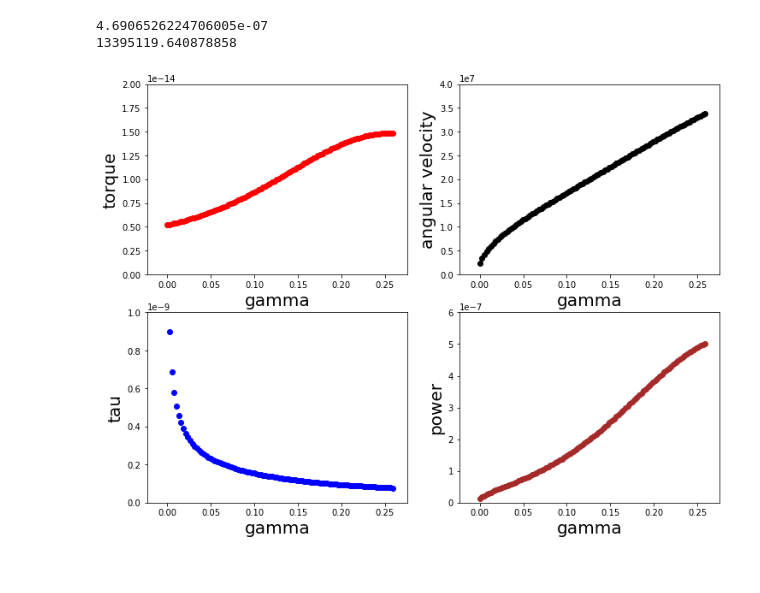
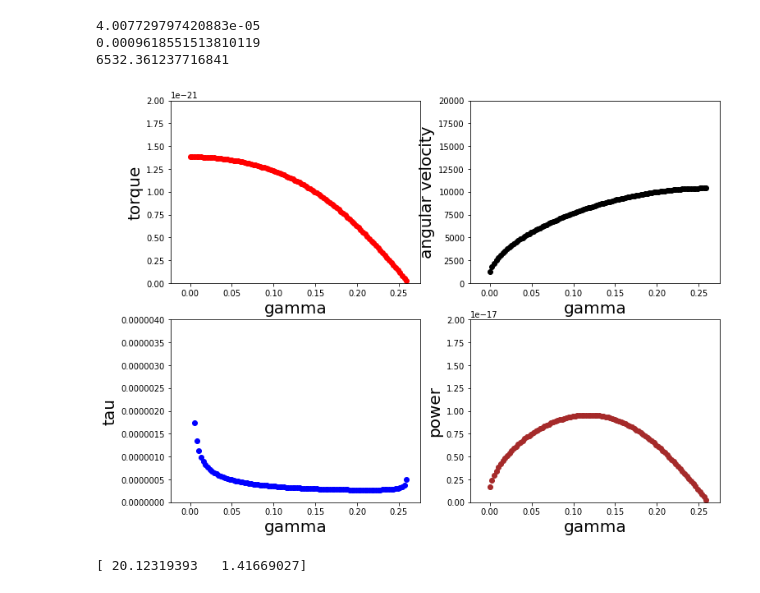
Before and after one commit to Paul-Burdekin/Nano-project, a Jupyter notebook: nanomotor.ipynb, the cells around one changed output. Drawn from its saved outputs; the diff is of its cells as text; code cells hidden in the pictures.

```diff
--- a/nanomotor.ipynb
+++ b/nanomotor.ipynb
@@ -77,7 +79,7 @@ def tangential_component(n, e, R, r0, gamma):
     for i in range(n):
         Q = QDs[i] #dictionary section on ith QD
         ri = math.sqrt(2*R*(R-r0)*(1-math.cos(QDs[i][2]-gamma))+r0**2) #distance between QD and permanent charge
-        F_c += k*PCs[0][3]*Q[3]/(ri**2) #coulomb force between permanent charge and QD
+        F_c = k*PCs[0][3]*Q[3]/(ri**2) #coulomb force between permanent charge and QD
         d = 2*R*math.sin((QDs[i][2]-gamma)/2)
         if (((r0**2)+(ri**2)-(d**2))/(2*r0*ri)) > 1 or (((r0**2)+(ri**2)-(d**2))/(2*r0*ri)) < -1 : #accounts for computational error
             alpha = 0
@@ -85,7 +87,7 @@ def tangential_component(n, e, R, r0, gamma):
             alpha = math.acos(((r0**2)+(ri**2)-(d**2))/(2*r0*ri)) #angle to tangential in which force vector acts
         if i > n/2:
             alpha = -alpha
-        F_t += F_c*math.sin(alpha)
+        F_t += F_c*ri*math.sin(alpha) #??????
     return F_t
 # %%
 def torque (F_t, Rp, p):
@@ -129,45 +131,49 @@ ax1 = fig.add_subplot(221)
 ax2 = fig.add_subplot(222)
 ax3 = fig.add_subplot(223)
 ax4 = fig.add_subplot(224)
 ax1.set_xlabel('gamma', fontsize = '20')
 ax1.set_ylabel('torque', fontsize = '20')
-ax1.set_ylim( 0 , 2e-14)
+ax1.set_ylim( 0 , 0.2e-20)
 ax2.set_xlabel('gamma', fontsize = '20')
 ax2.set_ylabel('angular velocity', fontsize = '20')
-ax2.set_ylim(0, 4e7)
+ax2.set_ylim(0, 2e4)
 ax3.set_xlabel('gamma', fontsize = '20')
 ax3.set_ylabel('tau', fontsize = '20')
-ax3.set_ylim(0, 1e-9)
+ax3.set_ylim(0, 0.4e-5)
 ax4.set_xlabel('gamma', fontsize = '20')
 ax4.set_ylabel('power', fontsize = '20')
-ax4.set_ylim(0, 6e-7)
+ax4.set_ylim(0, 0.2e-16)
 
 """Computation"""
 v_ang = [] #angular velocity
 v_a = 0
 v_ang.append( 0 ) #starting angluar velocity is 0
-i=0
-T=0
+i = 0
+T = []
+gamma_list = []
 I = intertia( ro, thc, Rp)
 for gamma in np.arange(0, step, angle_increment): #iterates angle increment until one step is completed
     #F_t = tangential_component(n, e, R, r0, gamma) - viscous_force(n, eta, beta, Rp, r, v_ang, angle_increment, thc, i) #resultant tangential force
+    gamma_list.append( gamma )
     F_t = tangential_component(n, e, R, r0, gamma)
-    T = torque(F_t, Rp, p) #calculates torque acting on inner rotor
+    T.append( torque(F_t, Rp, p) ) #calculates torque acting on inner rotor
     #print ( "torque=" , T )
-    ax1.scatter(gamma, T , color = 'r') #plots torque vs angle rotated
-    v_a = angular_velocity(angle_increment, v_ang, i, T, I) #calculates angular velocity after rotating by angle increment
+    ax1.scatter(gamma, T[i] , color = 'r') #plots torque vs angle rotated
+    v_a = angular_velocity(angle_increment, v_ang, i, T[i], I) #calculates angular velocity after rotating by angle increment
     #print ( "v_ang=" , v_a )
     v_ang.append( v_a )
-    i += 1 #needed to keep track of v_ang
     ax2.scatter(gamma, v_a, color = 'k') #plots angular velocity vs angle rotated
-    tau = time_step( I, T, v_ang ) #calculates time taken to rotate angle
+    tau = time_step( I, T[i], v_ang ) #calculates time taken to rotate angle
     ax3.scatter(gamma, tau, color = 'b') #plots time taken vs angle rotated
-    ax4.scatter(gamma, (v_a * T), color = 'brown') #plots power vs angle rotated
+    ax4.scatter(gamma, (v_a * T[i]), color = 'brown') #plots power vs angle rotated
     time += tau #total time taken
+    i += 1 #needed to keep track of arrays; v_ang, T
+print (time)
 print (time * 24)
 print ((2 * math.pi)/(time * 24))
 plt.show()
 # %% [output]
-4.6906526224706005e-07
-13395119.640878858
+4.007729797420883e-05
+0.0009618551513810119
+6532.361237716841
-[figure, old version]
+[figure, new version]
@@ -173,0 +183,11 @@ plt.show()
+# %%
+for i in np.arange( 0, int(step/angle_increment) ):
+    T[i] = T[i] * 1e21
+
+popt, pcov = curve_fit(func, gamma_list, T)
+print ( popt )
+
+for i in np.arange( 0, int(step/angle_increment) ):
+    T[i] = T[i] * 1e-21
+# %% [output]
+[ 20.12319393   1.41669027]
```
Also changed, not shown: parts of 6 cells of this notebook.
